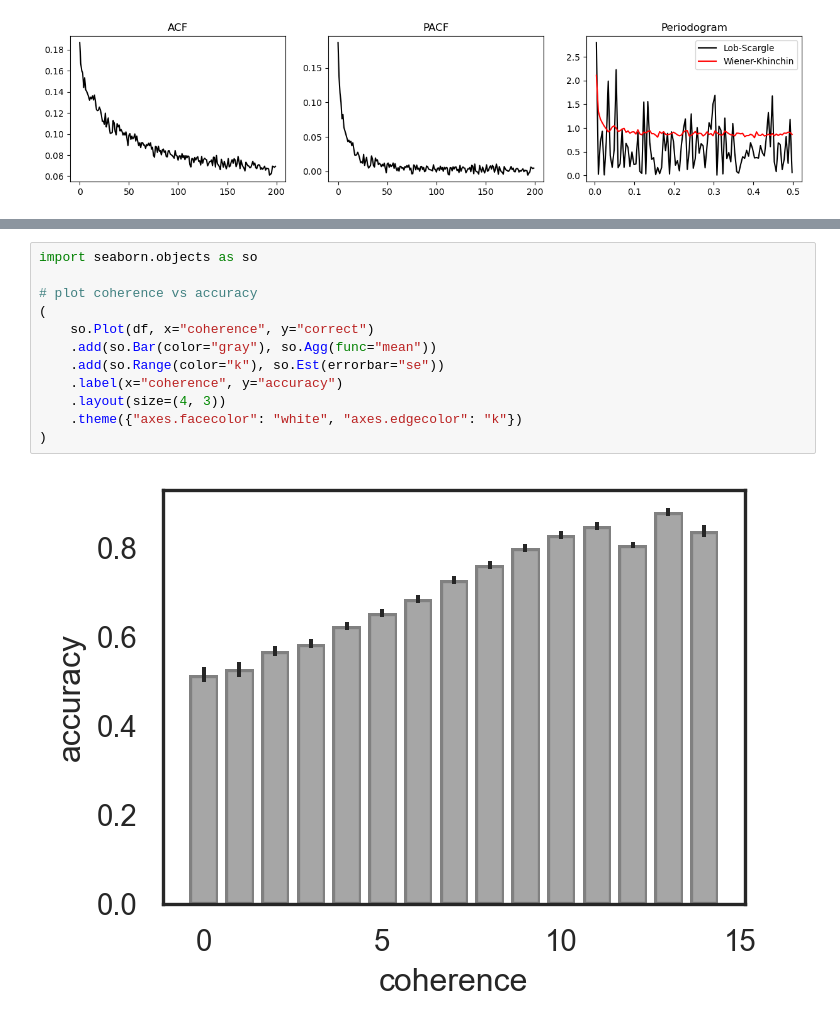
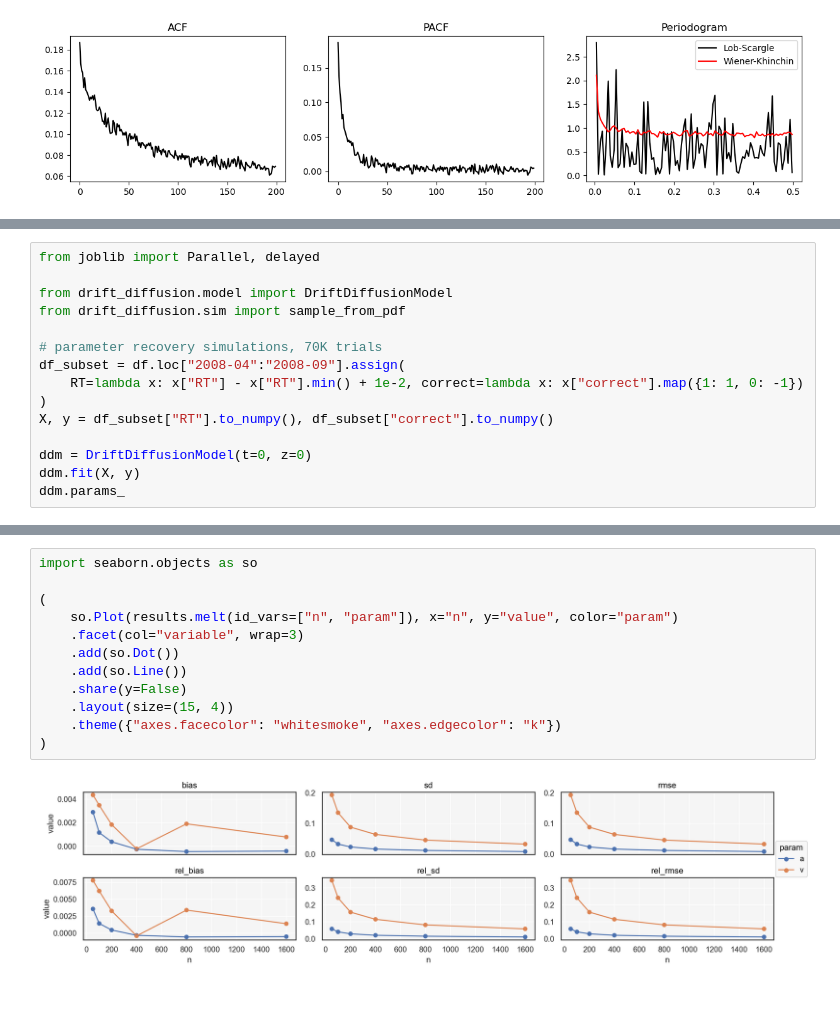
Before and after one commit to griegner/drift-diffusion, a Jupyter notebook: examples/03-reinagel-2013-dataset.ipynb, the cells around one changed output, grey strips where cells are left out. Drawn from its saved outputs; the diff is of its cells as text; blank space fills up the shorter version.

```diff
--- a/examples/03-reinagel-2013-dataset.ipynb
+++ b/examples/03-reinagel-2013-dataset.ipynb
@@ -183,0 +164,15 @@ ax.plot(acf_by_session, ".", c="k", alpha=0.5)
+# %%
+from joblib import Parallel, delayed
+
+from drift_diffusion.model import DriftDiffusionModel
+from drift_diffusion.sim import sample_from_pdf
+
+# parameter recovery simulations, 70K trials
+df_subset = df.loc["2008-04":"2008-09"].assign(
+    RT=lambda x: x["RT"] - x["RT"].min() + 1e-2, correct=lambda x: x["correct"].map({1: 1, 0: -1})
+)
+X, y = df_subset["RT"].to_numpy(), df_subset["correct"].to_numpy()
+
+ddm = DriftDiffusionModel(t=0, z=0)
+ddm.fit(X, y)
+ddm.params_
@@ -184,14 +224,14 @@ ax.plot(acf_by_session, ".", c="k", alpha=0.5)
 # %%
 import seaborn.objects as so
 
-# plot coherence vs accuracy
 (
-    so.Plot(df, x="coherence", y="correct")
-    .add(so.Bar(color="gray"), so.Agg(func="mean"))
-    .add(so.Range(color="k"), so.Est(errorbar="se"))
-    .label(x="coherence", y="accuracy")
-    .layout(size=(4, 3))
-    .theme({"axes.facecolor": "white", "axes.edgecolor": "k"})
+    so.Plot(results.melt(id_vars=["n", "param"]), x="n", y="value", color="param")
+    .facet(col="variable", wrap=3)
+    .add(so.Dot())
+    .add(so.Line())
+    .share(y=False)
+    .layout(size=(15, 4))
+    .theme({"axes.facecolor": "whitesmoke", "axes.edgecolor": "k"})
 )
 # %% [output]
-[figure, old version]
+[figure, new version]
```
Also changed, not shown: parts of 12 cells of this notebook, 7 other files.
